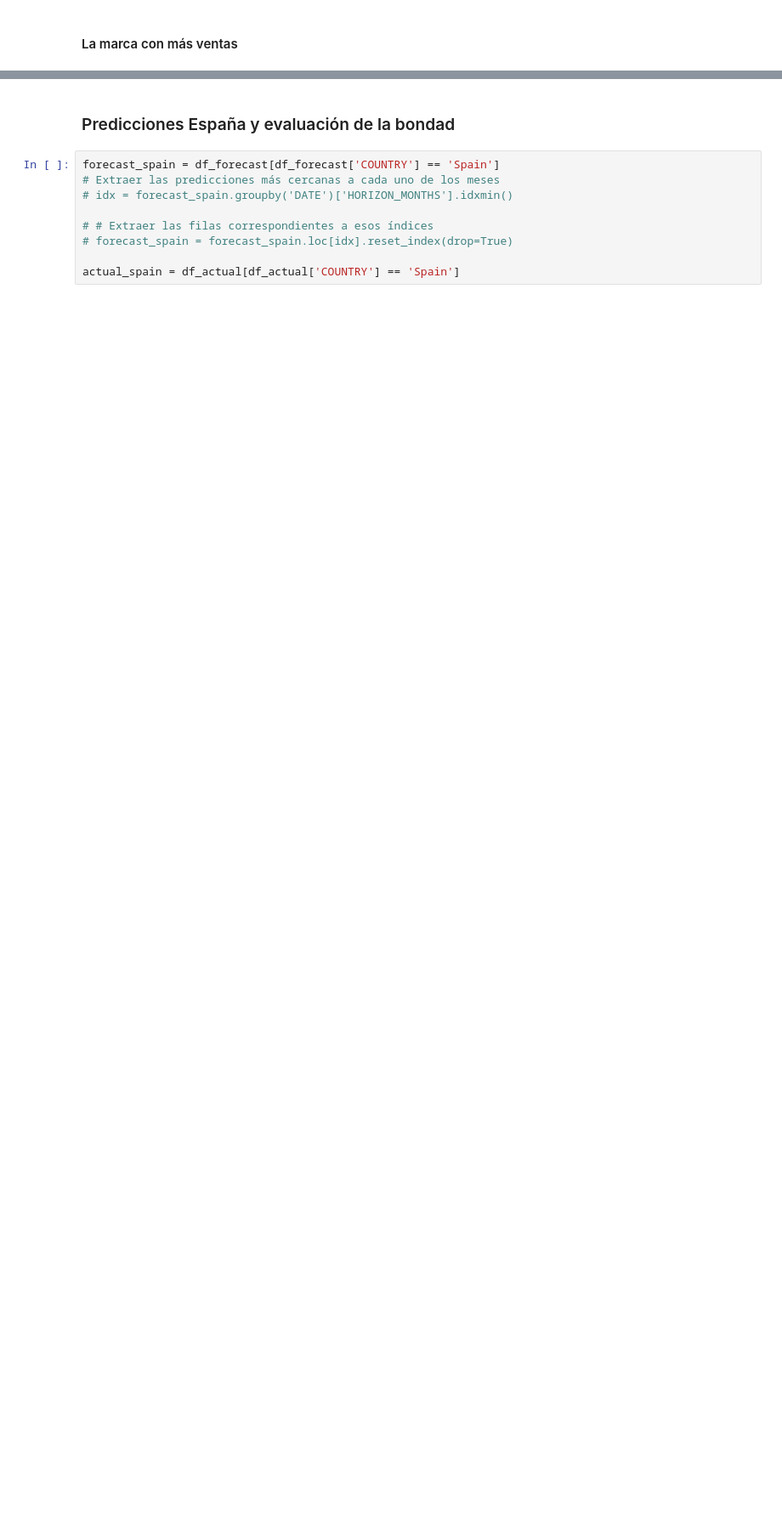
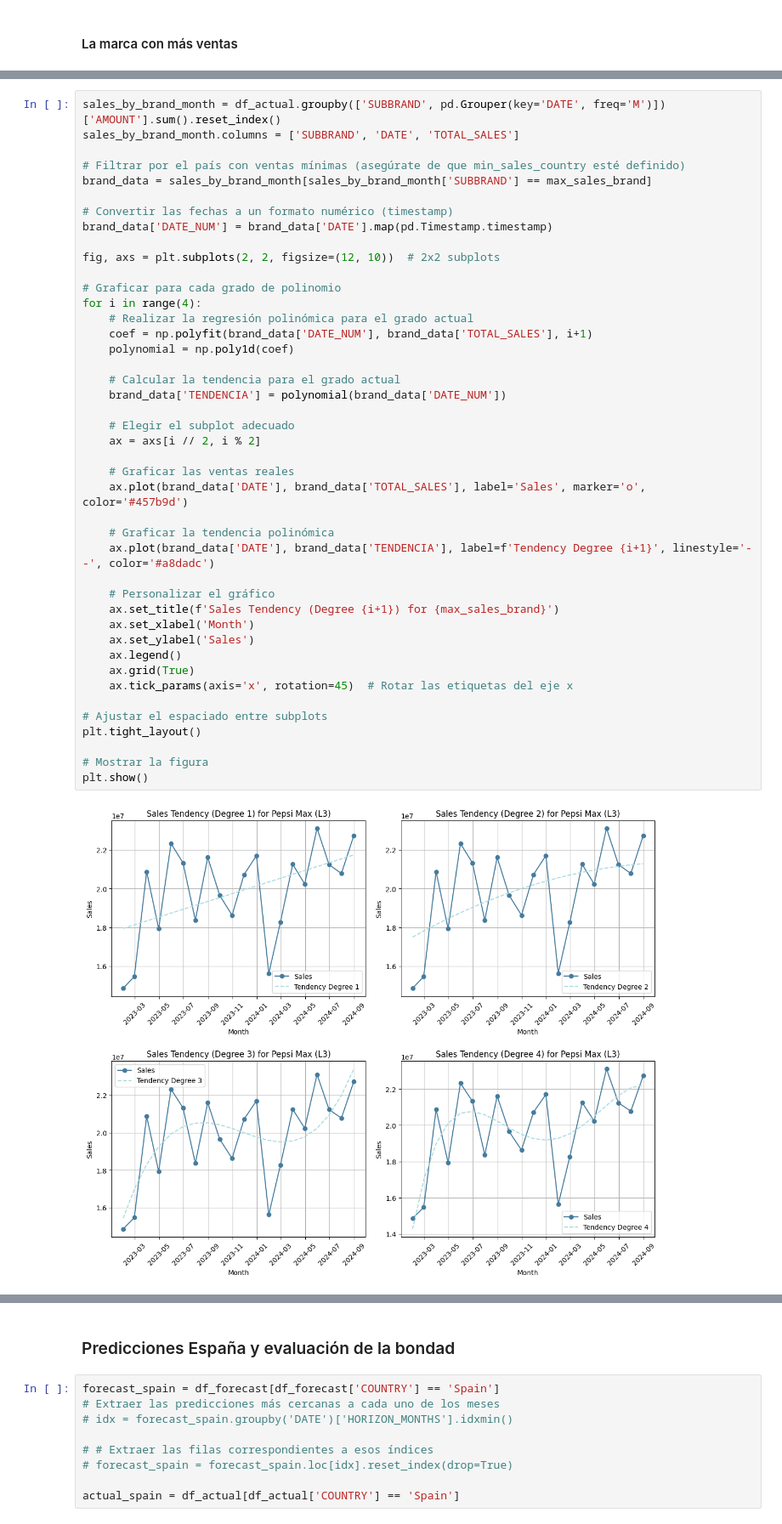
Before and after one commit to luciacasass/UFV-VisualizacionDatos, a Jupyter notebook: EjerciciosClase/Clase_2.ipynb, the cells around one changed output, grey strips where cells are left out. Shown: that part at 85% size. Saved outputs shown, nothing was run; the diff lists cells and outputs as text; blank space fills up the shorter version.

```diff
--- a/EjerciciosClase/Clase_2.ipynb
+++ b/EjerciciosClase/Clase_2.ipynb
@@ -232,0 +309,45 @@ País con mayor número de ventas:  Great Britain
+# %%
+sales_by_brand_month = df_actual.groupby(['SUBBRAND', pd.Grouper(key='DATE', freq='M')])['AMOUNT'].sum().reset_index()
+sales_by_brand_month.columns = ['SUBBRAND', 'DATE', 'TOTAL_SALES']
+
+# Filtrar por el país con ventas mínimas (asegúrate de que min_sales_country esté definido)
+brand_data = sales_by_brand_month[sales_by_brand_month['SUBBRAND'] == max_sales_brand]
+
+# Convertir las fechas a un formato numérico (timestamp)
+brand_data['DATE_NUM'] = brand_data['DATE'].map(pd.Timestamp.timestamp)
+
+fig, axs = plt.subplots(2, 2, figsize=(12, 10))  # 2x2 subplots
+
+# Graficar para cada grado de polinomio
+for i in range(4):
+    # Realizar la regresión polinómica para el grado actual
+    coef = np.polyfit(brand_data['DATE_NUM'], brand_data['TOTAL_SALES'], i+1)
+    polynomial = np.poly1d(coef)
+
+    # Calcular la tendencia para el grado actual
+    brand_data['TENDENCIA'] = polynomial(brand_data['DATE_NUM'])
+
+    # Elegir el subplot adecuado
+    ax = axs[i // 2, i % 2]
+
+    # Graficar las ventas reales
+    ax.plot(brand_data['DATE'], brand_data['TOTAL_SALES'], label='Sales', marker='o', color='#457b9d')
+
+    # Graficar la tendencia polinómica
+    ax.plot(brand_data['DATE'], brand_data['TENDENCIA'], label=f'Tendency Degree {i+1}', linestyle='--', color='#a8dadc')
+
+    # Personalizar el gráfico
+    ax.set_title(f'Sales Tendency (Degree {i+1}) for {max_sales_brand}')
+    ax.set_xlabel('Month')
+    ax.set_ylabel('Sales')
+    ax.legend()
+    ax.grid(True)
+    ax.tick_params(axis='x', rotation=45)  # Rotar las etiquetas del eje x
+
+# Ajustar el espaciado entre subplots
+plt.tight_layout()
+
+# Mostrar la figura
+plt.show()
+# %% [output]
+[figure, added]
```
Also changed, not shown: parts of 11 cells of this notebook.
